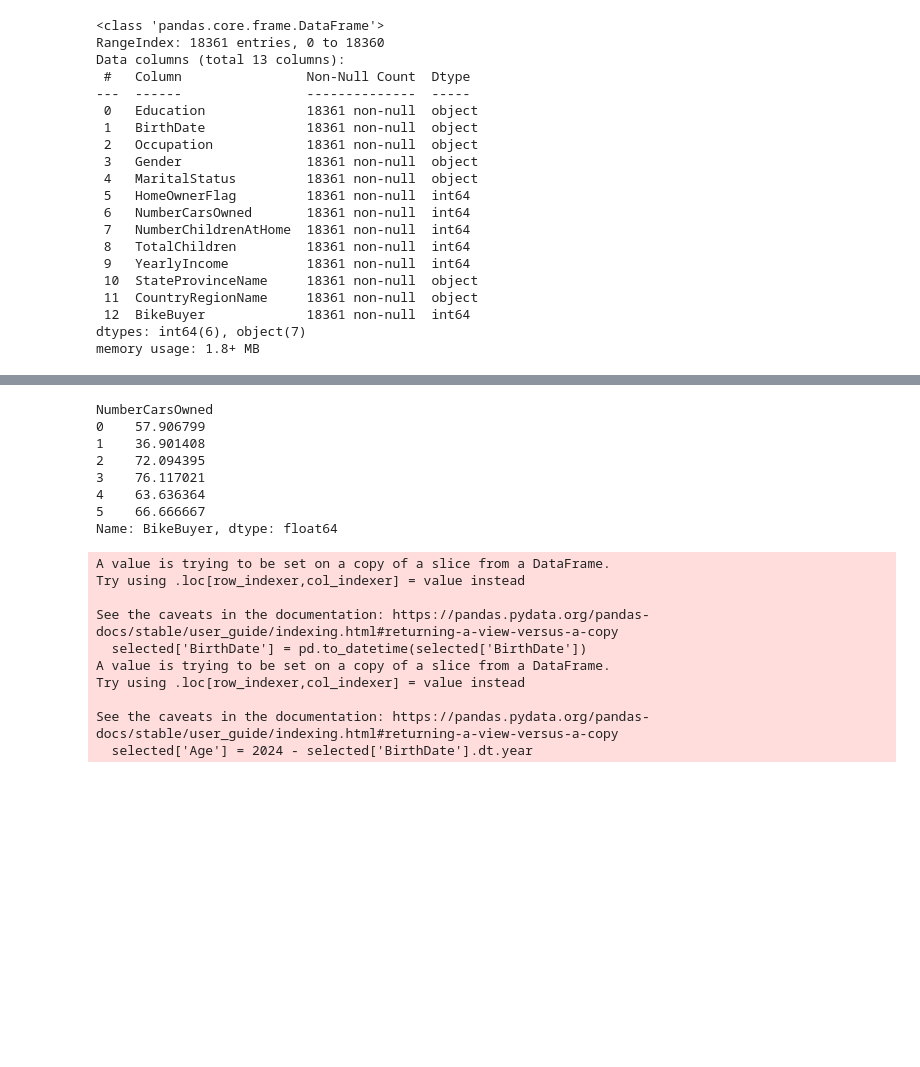
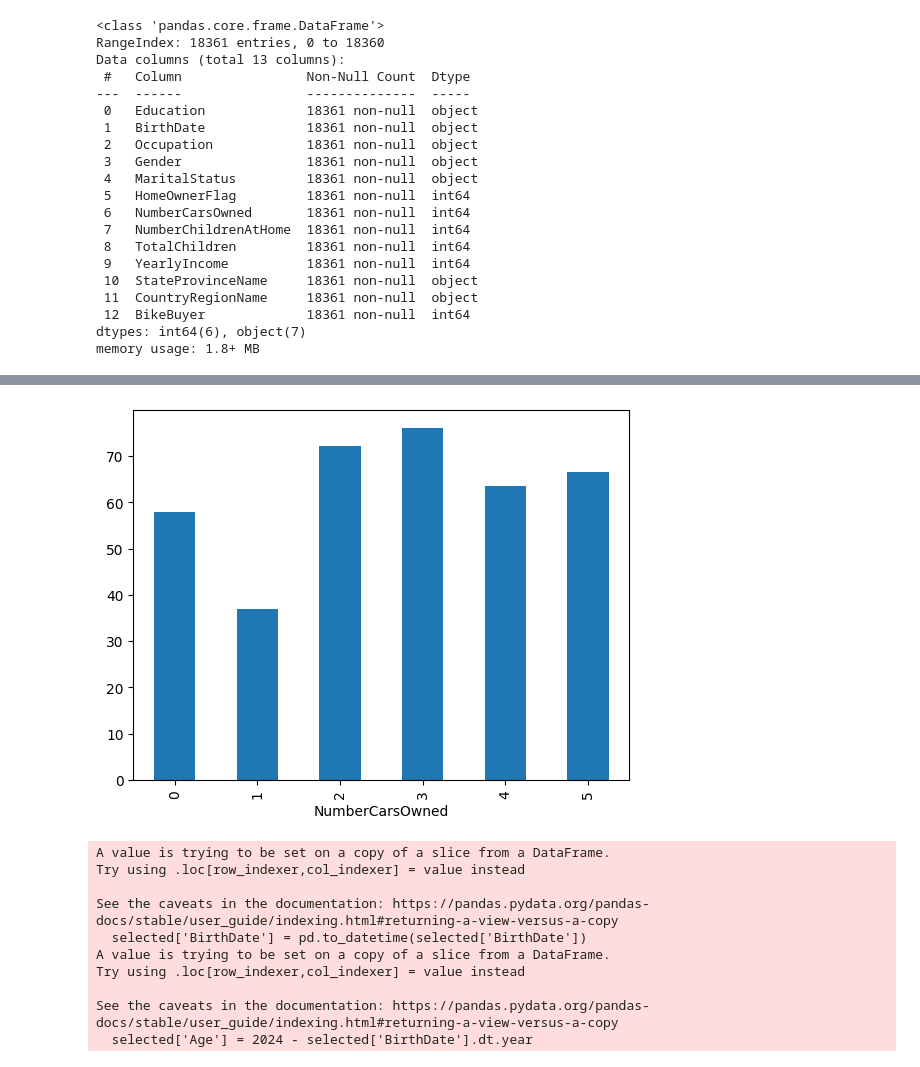
Before and after one commit to YaminiAhuja/Data-Analytics-FinalAssignments, a Jupyter notebook: Assignment_3 (1).ipynb, the cells around one changed output, grey strips where cells are left out. Cells and saved outputs as stored; diff of their text form; code cells hidden in the pictures; blank space fills up the shorter version.

```diff
--- a/Assignment_3 (1).ipynb
+++ b/Assignment_3 (1).ipynb
@@ -158,14 +158,9 @@ Name: YearlyIncome, dtype: float64
 # %%
 (selected.groupby('NumberCarsOwned')['BikeBuyer'].mean() * 100)
+(selected.groupby('NumberCarsOwned')['BikeBuyer'].mean() * 100).plot(kind = "bar")
+plt.show()
 # %% [output]
-NumberCarsOwned
-0    57.906799
-1    36.901408
-2    72.094395
-3    76.117021
-4    63.636364
-5    66.666667
-Name: BikeBuyer, dtype: float64
+[figure, added]
 # %%
 selected['BirthDate'] = pd.to_datetime(selected['BirthDate'])
 selected['Age'] = 2024 - selected['BirthDate'].dt.year
```
Also changed, not shown: parts of 3 cells of this notebook.
